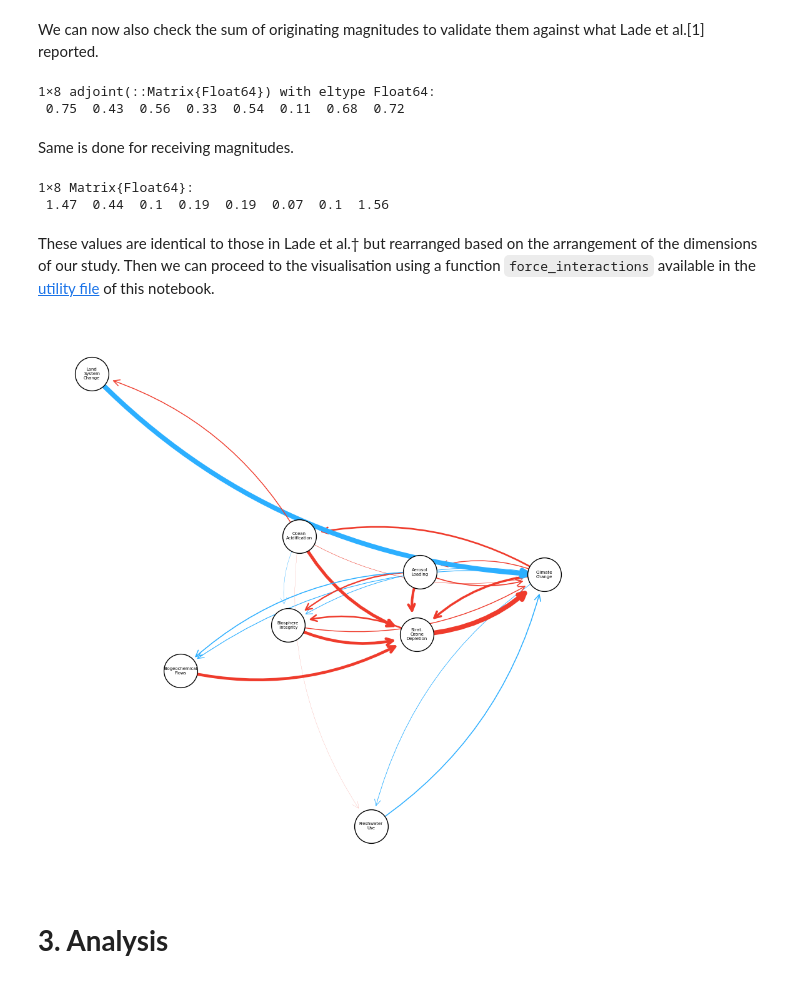
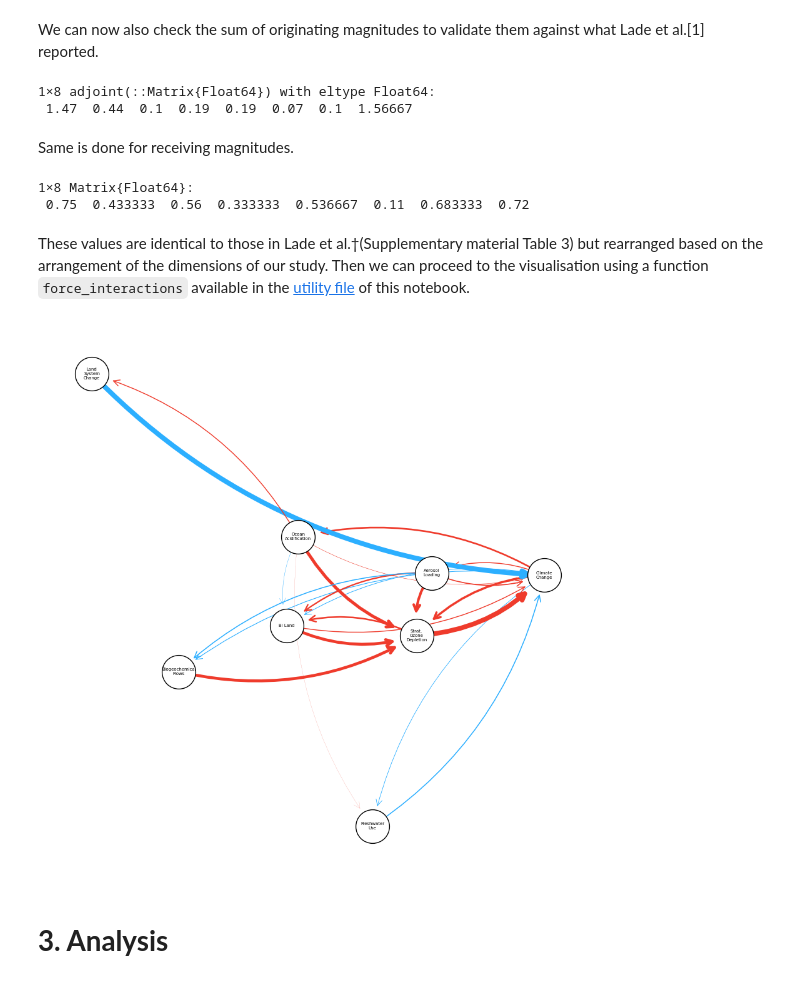
Before and after one commit to Michael-ljn/pathways-H2-prod-within-PBs, a Jupyter notebook: code/1_00_total_impact.ipynb, the cells around one changed output. Cells and saved outputs as stored; diff of their text form; code cells hidden in the pictures.

Commit message:
update on notebook 1 and 2_02, 3_00, 3_03

```diff
--- a/code/1_00_total_impact.ipynb
+++ b/code/1_00_total_impact.ipynb
@@ -226,16 +214,16 @@ adjacency_matrix=round.(adjacency_matrix, digits=2)|>sparse
 # %% [markdown]
 We can now also check the sum of originating magnitudes to validate them against what Lade et al.[1] reported.
 # %%
-sum(abs.(adjacency_matrix),dims =2)'
+sum(abs.(matformat(𝐁)[bꜝ,bꜝ]),dims =2)'
 # %% [output]
 1×8 adjoint(::Matrix{Float64}) with eltype Float64:
- 0.75  0.43  0.56  0.33  0.54  0.11  0.68  0.72
+ 1.47  0.44  0.1  0.19  0.19  0.07  0.1  1.56667
 # %% [markdown]
 Same is done for receiving magnitudes.
 # %%
-sum(abs.(adjacency_matrix),dims =1) #sum of each column
+sum(abs.(matformat(𝐁)[bꜝ,bꜝ]),dims =1) #sum of each column
 # %% [output]
 1×8 Matrix{Float64}:
- 1.47  0.44  0.1  0.19  0.19  0.07  0.1  1.56
+ 0.75  0.433333  0.56  0.333333  0.536667  0.11  0.683333  0.72
 # %% [markdown]
-These values are identical to those in Lade et al.† but rearranged based on the arrangement of the dimensions of our study. Then we can proceed to the visualisation using a function `force_interactions` available in the [utility file](Utils/1_00_utils.jl) of this notebook.
+These values are identical to those in Lade et al.†(Supplementary material Table 3) but rearranged based on the arrangement of the dimensions of our study. Then we can proceed to the visualisation using a function `force_interactions` available in the [utility file](Utils/1_00_utils.jl) of this notebook.
@@ -242,7 +300,9 @@ These values are identical to those in Lade et al.† but rearranged based on th
 # %%
-force_interactions(adjacency_matrix) # this matrix is available in the utility file of this notebook
+bꜝᶲ = setdiff(s, [3,4])
+catlabels_lade_ticks[bꜝᶲ]
+force_interactions(matformat(𝐁)[bꜝ,bꜝ]') # this matrix is available in the utility file of this notebook
 # %% [output]
-[figure, old version]
+[figure, new version]
 # %% [markdown]
 # **3. Analysis**
 # %% [markdown]
```
Also changed, not shown: parts of 40 cells of this notebook, 31 other files.
